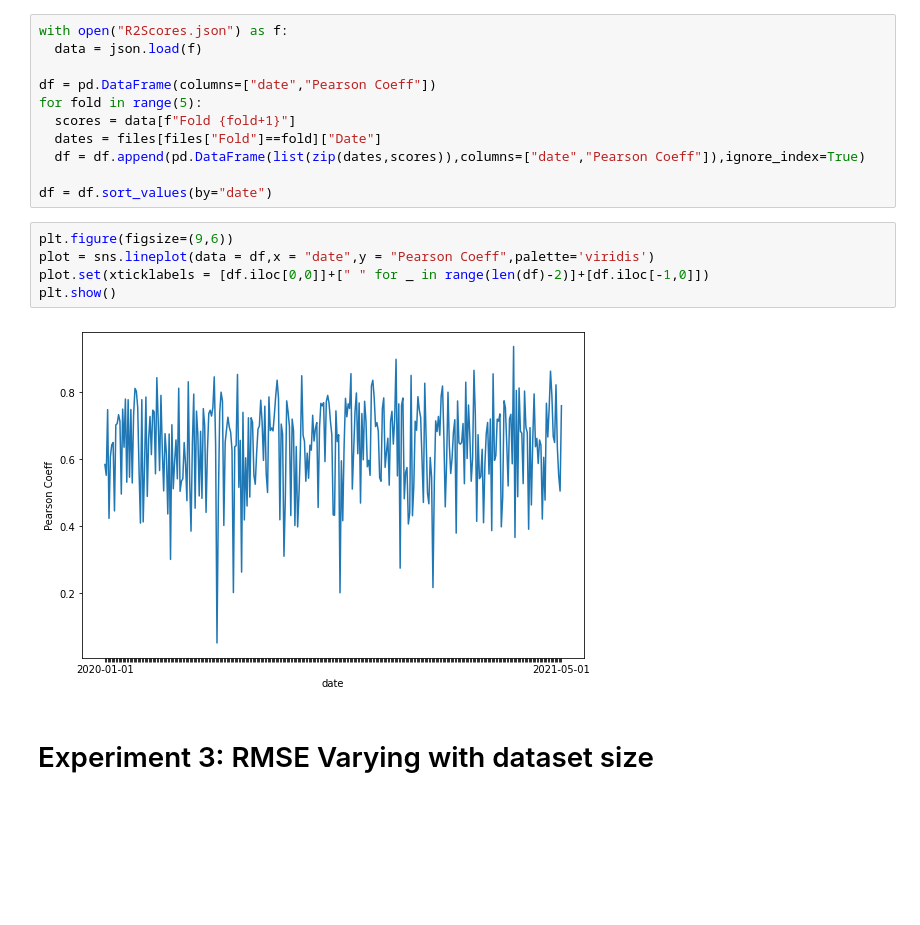
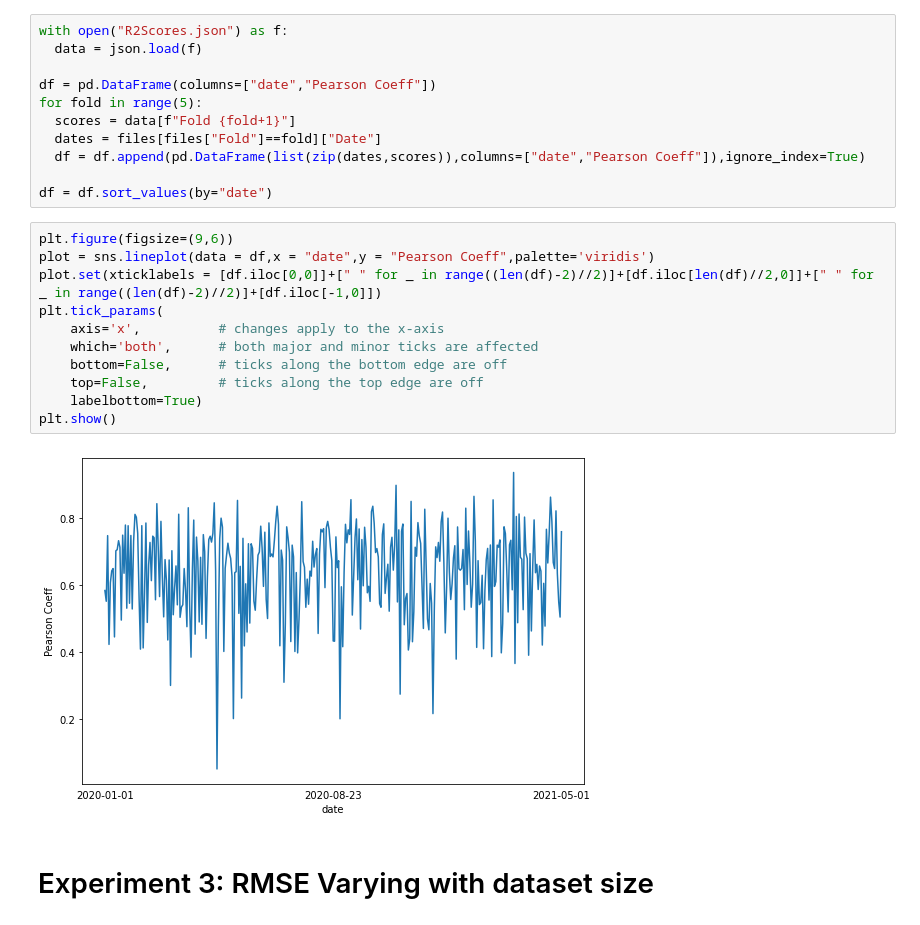
Before and after one commit to Bibhash123/Estimation-of-Surface-NO2, a Jupyter notebook: Results and Analysis/Validation_Plots.ipynb, the cells around one changed output. Drawn from its saved outputs; the diff is of its cells as text; blank space fills up the shorter version.

```diff
--- a/Results and Analysis/Validation_Plots.ipynb
+++ b/Results and Analysis/Validation_Plots.ipynb
@@ -243,10 +243,16 @@ df = df.sort_values(by="date")
 # %%
 plt.figure(figsize=(9,6))
 plot = sns.lineplot(data = df,x = "date",y = "Pearson Coeff",palette='viridis')
-plot.set(xticklabels = [df.iloc[0,0]]+[" " for _ in range(len(df)-2)]+[df.iloc[-1,0]])
+plot.set(xticklabels = [df.iloc[0,0]]+[" " for _ in range((len(df)-2)//2)]+[df.iloc[len(df)//2,0]]+[" " for _ in range((len(df)-2)//2)]+[df.iloc[-1,0]])
+plt.tick_params(
+    axis='x',          # changes apply to the x-axis
+    which='both',      # both major and minor ticks are affected
+    bottom=False,      # ticks along the bottom edge are off
+    top=False,         # ticks along the top edge are off
+    labelbottom=True)
 plt.show()
 # %% [output]
-[figure, old version]
+[figure, new version]
 # %% [markdown]
 # Experiment 3: RMSE Varying with dataset size
 # %%
```
